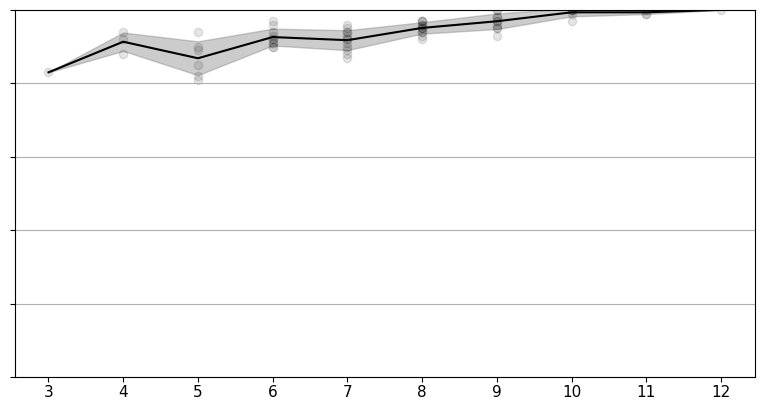
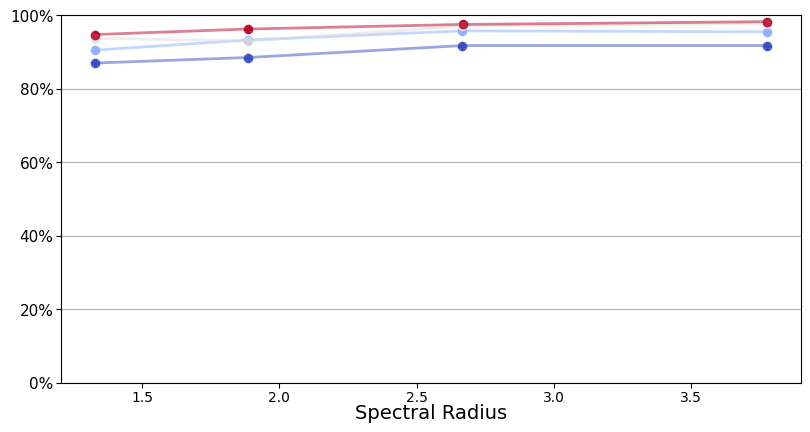
The change to this notebook cell's code, shown as a diff; its figure went from the first image to the second:
--- before
+++ after
@@ -93,5 +93,5 @@
 
 """
-"""
+
 def make_snake(gs,option, Y_label = True, little_dots = False, right = False):
     k = option_list.index(option)
@@ -116,13 +116,14 @@
     maxd = df["D"].max()
     for d in df["D"].unique():
-        color = plt.cm.viridis((d - mind) / (maxd - mind))
+        color = plt.cm.coolwarm((d - mind) / (maxd - mind))
         Xes = df["spectral_radius"][df["D"] == d].groupby(df["E"])
-        Xerr = Xes.std()
+        #compute standard error of the mean for Xes supposeing Xes is a proportion
+        Xerr = 0# np.sqrt(Xes.mean()*(1-Xes.mean())/len(Xes))
         Xmean  = Xes.mean()
         Yes = df[option][df["D"] == d].groupby(df["E"])
-        Yerr = Yes.std()
+        Yerr = 0# np.sqrt(Yes.mean()*(1-Yes.mean())/len(Yes))
         Ymean  = Yes.mean()
-        plt.errorbar(Xmean, Ymean, xerr=Xerr, yerr=Yerr, fmt='o', color=color, alpha=0.5, label = "D="+str(d), linewidth = 3)
-        plt.plot(Xmean, Ymean, color=color, alpha=0.5, linewidth = 3, linestyle = ':')
+        plt.errorbar(Xmean, Ymean, xerr=Xerr, yerr=Yerr, fmt='o', color=color, alpha=0.8, label = "D="+str(d), linewidth = 2, capsize = 3, capthick = 2)
+        plt.plot(Xmean, Ymean, color=color, alpha=0.5, linewidth = 2, linestyle = '-')
     if Y_label:
         yAll(isDelta, ax)
@@ -134,7 +135,6 @@
     ax.tick_params(axis='y', which='major', pad=2)
     ax.tick_params(axis='x', which='major', pad=2)
-    ax.legend()
     ax.set_xlabel('Spectral Radius', fontsize = 14, labelpad=-1)
-"""
+
 
 fig = plt.figure(figsize=(21, 21))

Commit: updated fig 4